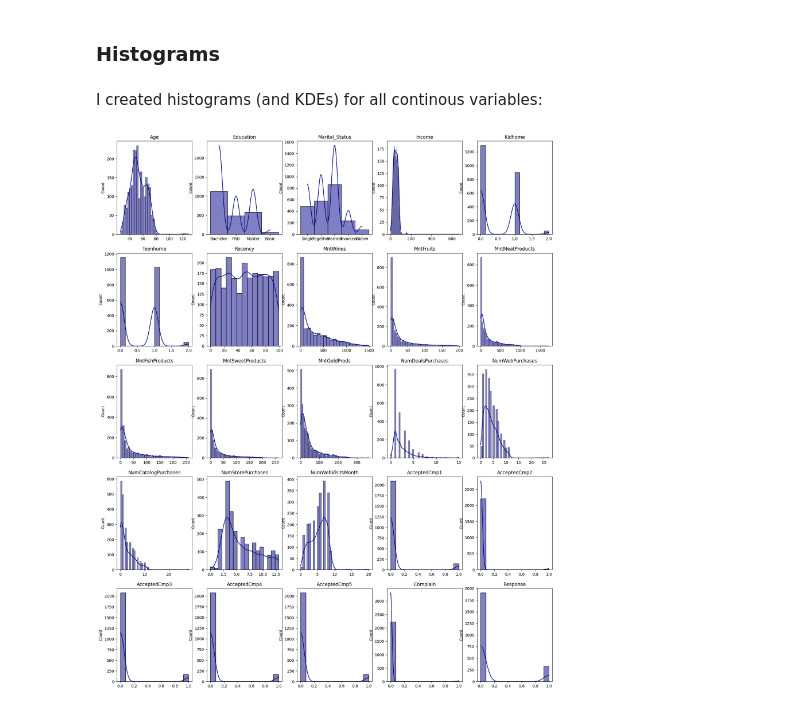
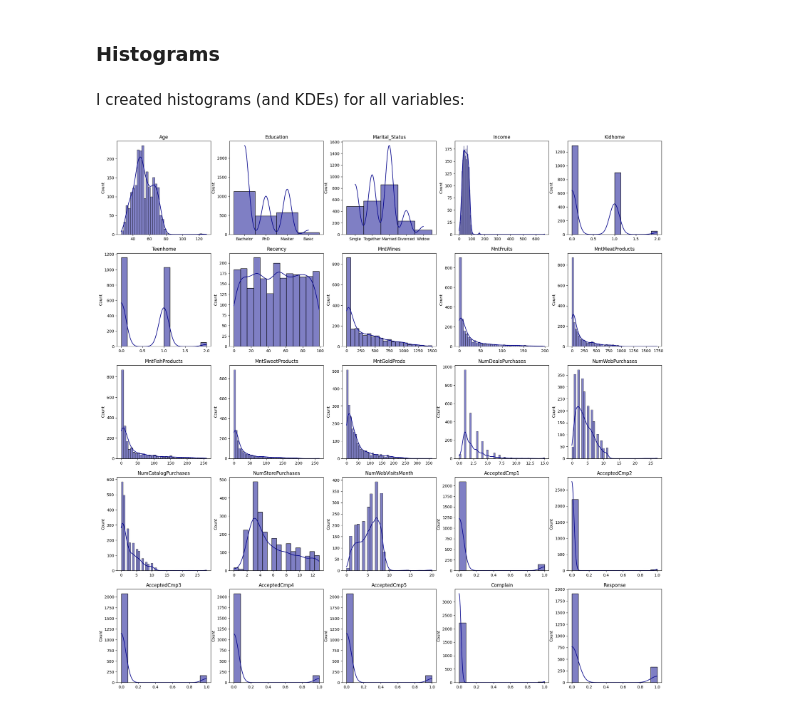
Before and after one commit to YagmurSimsekk/DataScience, a Jupyter notebook: Customer-Prediction-Analysis/customer-analysis.ipynb, the cells around one changed output. Cells and saved outputs as stored; diff of their text form; code cells hidden in the pictures.

Commit message:
plots added

```diff
--- a/Customer-Prediction-Analysis/customer-analysis.ipynb
+++ b/Customer-Prediction-Analysis/customer-analysis.ipynb
@@ -211,18 +210,17 @@ df.head()
 # %% [markdown]
 ### Histograms
 # %% [markdown]
-I created histograms (and KDEs) for all continous variables:
+I created histograms (and KDEs) for all variables:
 # %%
-# plot all ordinary variable columns (14)
 # Setting the number of rows and columns in the plotting grid
 n_rows=5
 n_cols=5
 
 # Creating the subplots
-fig, axes = plt.subplots(nrows=n_rows, ncols=n_cols, figsize = (20, 25))
+fig, axes = plt.subplots(nrows=n_rows, ncols=n_cols, figsize = (25, 25))
 
 for i, column in enumerate(df.columns):
     sns.histplot(df[column],ax=axes[i//n_cols,i%n_cols],
                  kde = True, color = "darkblue").set(xlabel=None, title = column)
 # %% [output]
-[figure, old version]
+[figure, new version]
```
Also changed, not shown: parts of 14 cells of this notebook, 1 other file.
